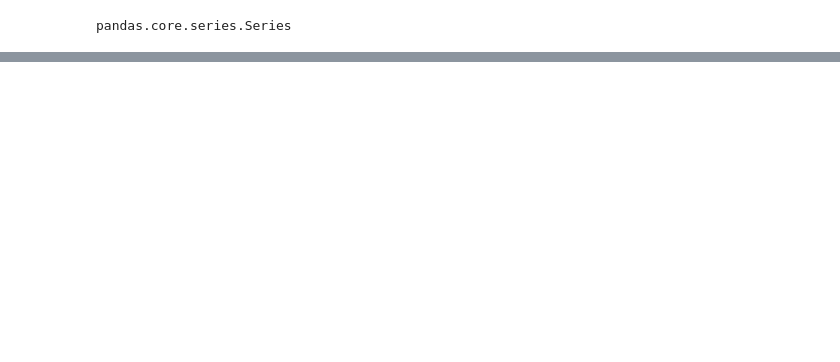
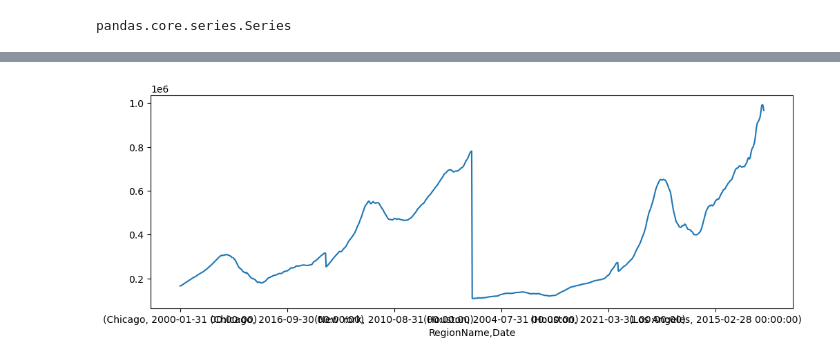
Before and after one commit to valmazan/Preparing-Time-Series-from-Wide-Form-Data, a Jupyter notebook: Preparing Time Series from Wide-Form Data.ipynb, the cells around one changed output, grey strips where cells are left out. Saved outputs shown, nothing was run; the diff lists cells and outputs as text; code cells hidden in the pictures; blank space fills up the shorter version.

```diff
--- a/Preparing Time Series from Wide-Form Data.ipynb
+++ b/Preparing Time Series from Wide-Form Data.ipynb
@@ -168,0 +105,3 @@ memory usage: 492.0+ bytes
+# %%
+melted['Date'] = pd.to_datetime(melted['Date'],format=fmt)
+melted.info()
@@ -179,0 +128,3 @@ DatetimeIndex(['2000-01-31', '2000-01-31', '2000-01-31', '2000-01-31'], dtype='d
+# %%
+melted = melted.set_index('Date')
+melted
@@ -205,0 +293,3 @@ df_unstacked.plot();
+# %%
+df_re = melted.groupby('RegionName').resample("M").last()['Value']
+df_re
@@ -205,0 +310,5 @@ df_unstacked.plot();
+# %%
+city = ['Chicago','New York', 'Houston','Los Angeles']
+
+plot_df = df_re.loc[city].copy()
+plot_df
@@ -205,0 +329,4 @@ df_unstacked.plot();
+# %%
+plot_df.plot(figsize=(12,4));
+# %% [output]
+[figure, added]
```
Also changed, not shown: parts of 45 cells of this notebook.
